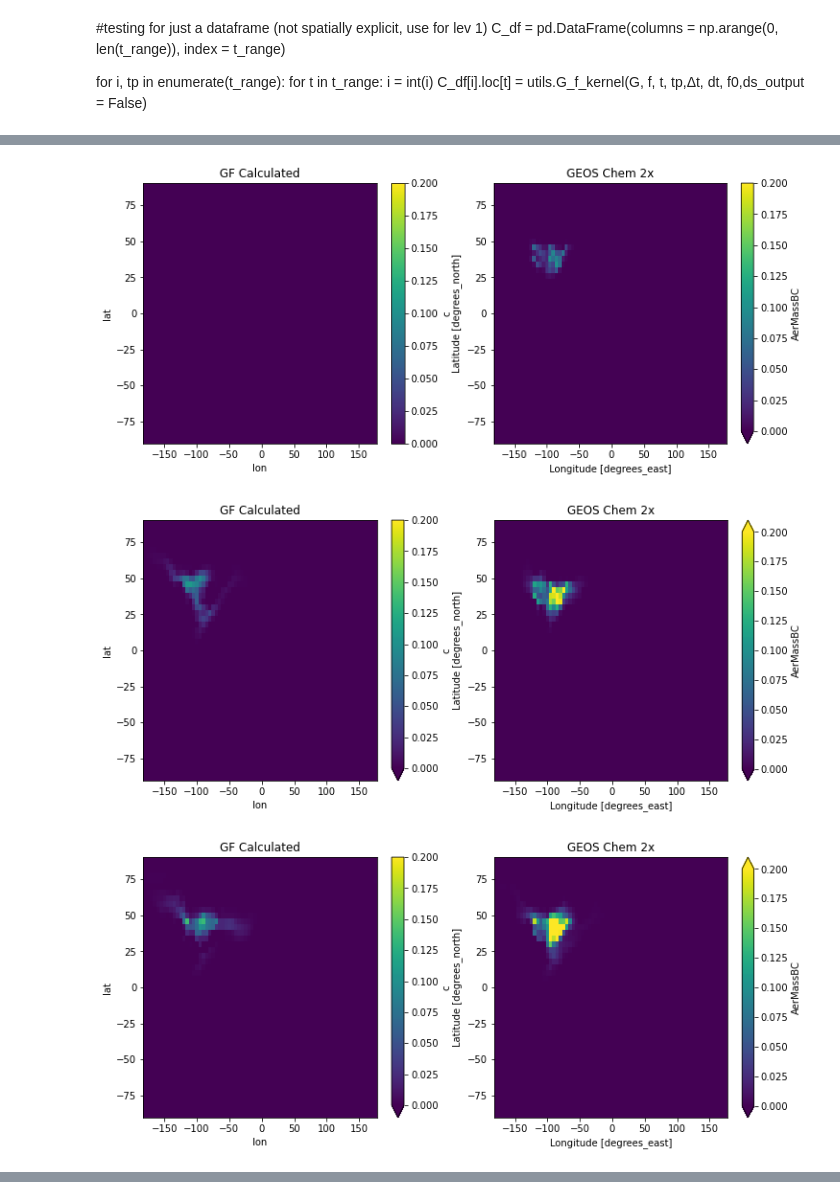
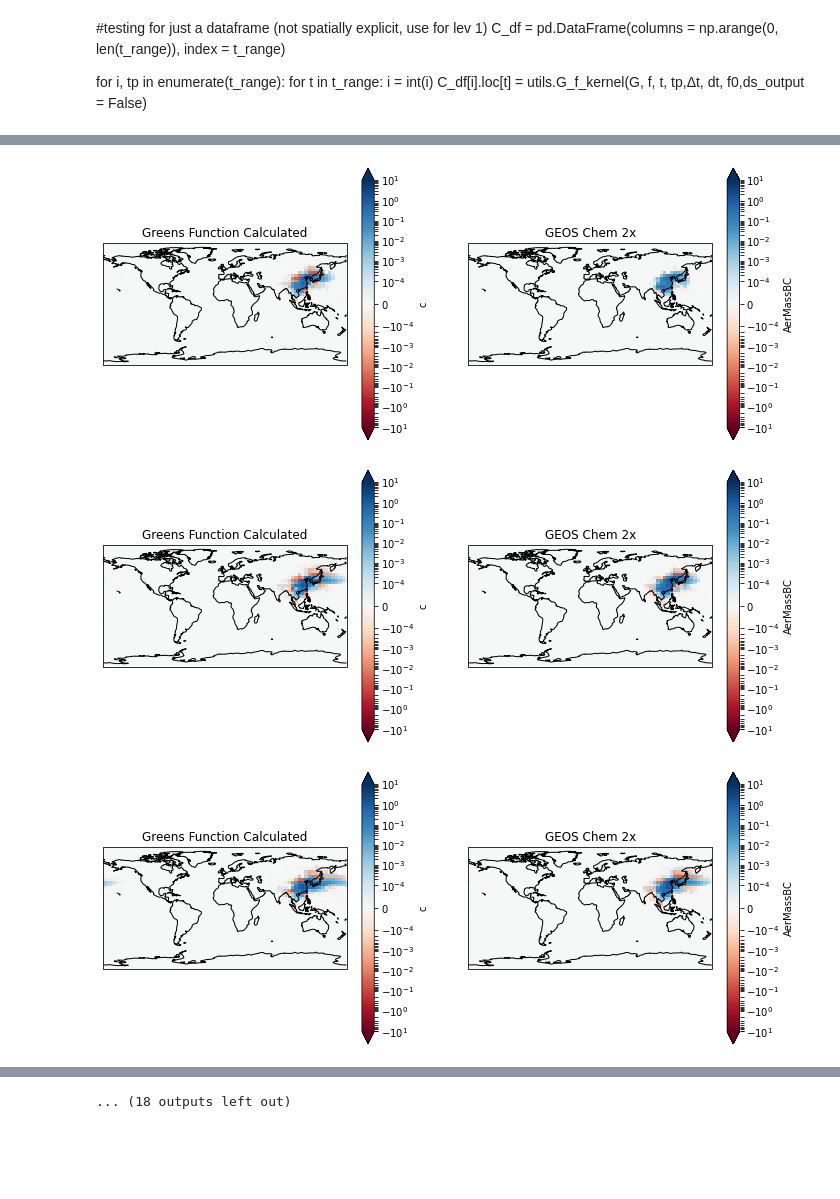
Before and after one commit to lfreese/BC-IRF, a Jupyter notebook: GC_greens_func-spatial.ipynb, the cells around one changed output, grey strips where cells are left out. Cells and saved outputs as stored; diff of their text form; code cells hidden in the pictures; blank space fills up the shorter version.

```diff
--- a/GC_greens_func-spatial.ipynb
+++ b/GC_greens_func-spatial.ipynb
@@ -97,17 +104,18 @@ f.plot()
 # %%
-Ndt = 15
+Ndt = 30
 dt = 1 #days
-t_range = np.arange(0., dt*Ndt, dt)
-Δt = 1
+tp_range = np.arange(0, dt*Ndt, dt)
+t_range = tp_range+0.5
+Δt = 1.
 # %%
 C_ds = xr.Dataset(
-    data_vars = dict(c = (["tp","lev","lat","lon","time"], np.zeros([len(t_range),len(ds_base['lev']),len(ds_base['lat']),len(ds_base['lon']),len(f['time'])]))),
+    data_vars = dict(c = (["tp","lev","lat","lon","time"], np.zeros([len(tp_range),len(ds_base['lev']),len(ds_base['lat']),len(ds_base['lon']),len(G['time'])]))),
     coords = dict(
-        tp = t_range,
+        tp = tp_range,
         lev = ("lev", ds_base['lev']),
         lat = ("lat", ds_base['lat']),
         lon = ("lon", ds_base['lon']),
-        time = f['time']
+        time = G['time']
     )
 
 )
@@ -116,5 +122,5 @@ C_ds = xr.Dataset(
 # %%
-for i, tp in enumerate(t_range):
+for i, tp in enumerate(tp_range):
     for t in t_range:
         C_ds['c'].loc[dict(tp = tp, time = t)] = utils.G_f_kernel(G, f, t, tp,Δt, dt, f0)
 # %%
@@ -136,12 +142,12 @@ C_df.sum(axis = 1).plot()
 # %%
 fig, axes = plt.subplots(4,2, figsize = [15,30])
-for idx, t in enumerate([0,3,6,9]):
+for idx, t in enumerate([0,1,2,5]):
     lev = 0
     vmin = 0
     vmax = .05
     (((C_ds.sum(dim = 'tp').isel(lev = lev, time = t)['c'] -
      ((ds_conc2x['AerMassBC']-ds_base['AerMassBC']).isel(lev = lev)).assign_coords(time = np.arange(0,len(ds_base['time']))).isel(time = t))/
-     ((ds_conc2x['AerMassBC']-ds_base['AerMassBC']).isel(lev = lev)).assign_coords(time = np.arange(0,len(ds_base['time']))).isel(time = t))*100).plot(ax = axes[idx,0], vmax = 100, vmin = -100, cmap = 'RdBu')
+     ((ds_conc2x['AerMassBC']-ds_base['AerMassBC']).isel(lev = lev)).assign_coords(time = np.arange(0,len(ds_base['time']))).isel(time = t))*100).plot(ax = axes[idx,0], cmap = 'RdBu', norm = SymLogNorm(linthresh = 1e2))
 
     ((C_ds.sum(dim = 'tp').isel(lev = lev, time = t)['c'] -
      ((ds_conc2x['AerMassBC']-ds_base['AerMassBC']).isel(lev = lev)).assign_coords(time = np.arange(0,len(ds_base['time']))).isel(time = t))).plot(ax = axes[idx,1], cmap = 'RdBu')
@@ -150,19 +156,25 @@ for idx, t in enumerate([0,3,6,9]):
 # %%
-for t in [0,3,6,9]:
+for t in np.arange(0,30):
 
-    fig, axes = plt.subplots(ncols = 2, figsize = [12,5])
+    fig, axes = plt.subplots(ncols = 2, figsize = [12,5], subplot_kw={'projection':ccrs.PlateCarree()})
     vmin = 0
-    vmax = .2
+    vmax = .1
     C_ds.sum(dim = 'tp').isel(lev = 0, time = t)['c'].plot(ax = axes[0],
-                                                vmin = vmin,
-                                                vmax = vmax)
-    axes[0].set_title('GF Calculated')
-    ((ds_conc2x['AerMassBC']-ds_base['AerMassBC']).isel(lev = 0)).assign_coords(time = np.arange(0,len(ds_base['time']))).isel(time = t).plot(
+                                                           norm = SymLogNorm(linthresh = 1e-4), vmin = -10, vmax = 10,
+                                                          extend = 'both', cmap = 'RdBu', transform = ccrs.PlateCarree())
+
+    axes[0].set_title('Greens Function Calculated')
+
+
+    ((ds_conc2x['AerMassBC']-ds_base['AerMassBC'])).isel(time = t, lev = 0).plot(
         ax = axes[1],
-        vmin = vmin,
-        vmax = vmax)
+        norm = SymLogNorm(linthresh = 1e-4), vmin = -10, vmax = 10,
+    extend = 'both', cmap = 'RdBu', transform = ccrs.PlateCarree())
     axes[1].set_title('GEOS Chem 2x')
+    axes[0].coastlines()
+    axes[1].coastlines()
+    plt.savefig(f'figures/{t}_vid.png', bbox_inches = 'tight', dpi = 150)
 # %% [output]
-[figure, old version]
+[figure, new version]
-[figure, old version]
+[figure, new version]
-[figure, old version]
+[figure, new version]
@@ -169,0 +190 @@ for t in [0,3,6,9]:
+... (18 outputs left out)
```
Also changed, not shown: parts of 16 cells of this notebook, 23 other files.
